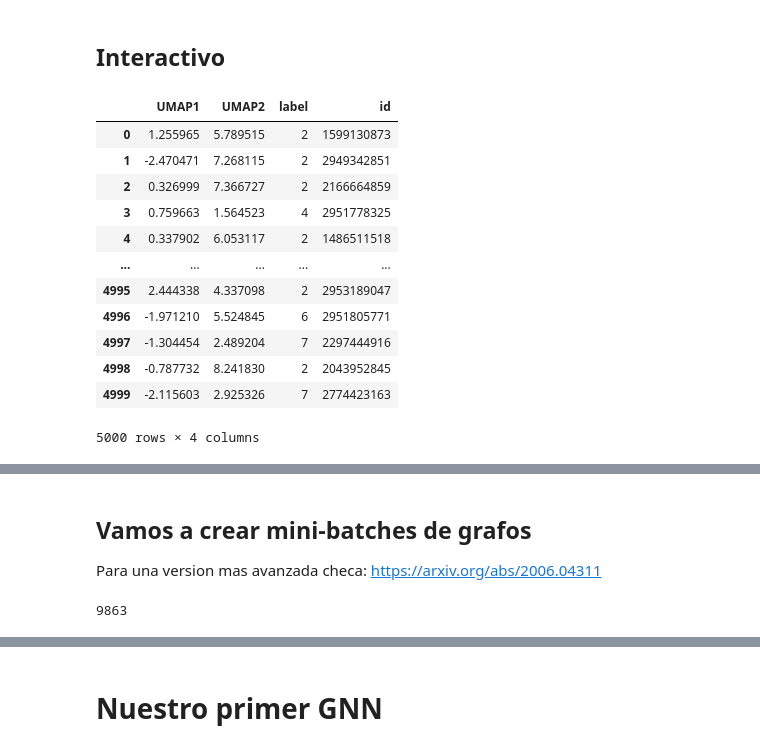
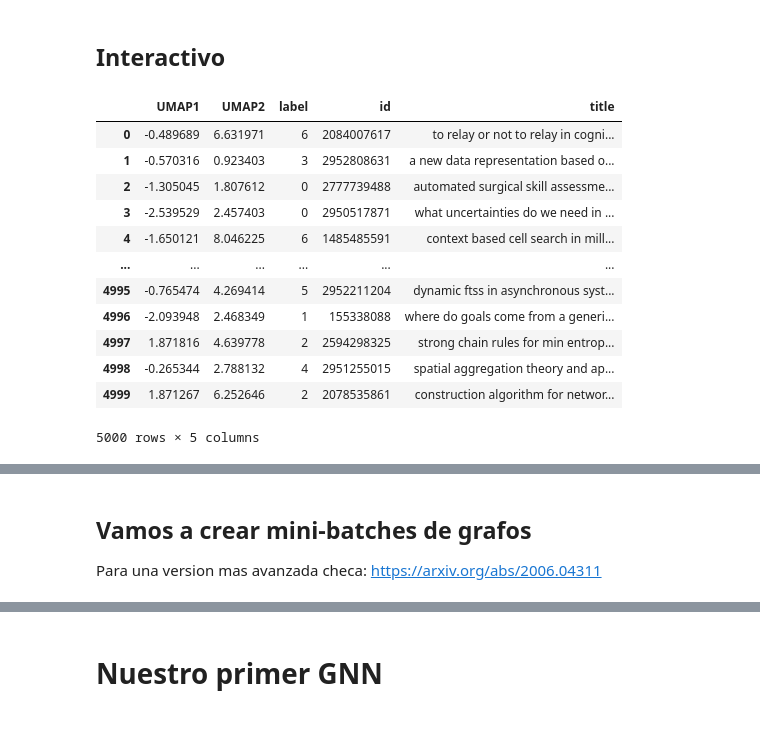
Before and after one commit to beangoben/gnn_workshop_riiaa, a Jupyter notebook: GNN con Nodos (Arxiv MAG).ipynb, the cells around one changed output, grey strips where cells are left out. Cells and saved outputs as stored; diff of their text form; code cells hidden in the pictures.

```diff
--- a/GNN con Nodos (Arxiv MAG).ipynb
+++ b/GNN con Nodos (Arxiv MAG).ipynb
@@ -117,0 +131,6 @@ Name: ogbn-arxiv, dtype: object
+# %%
+paper_df = pd.read_csv('titleabs.tsv.gz', sep='\t', compression="gzip", names=['paper id', 'title', 'abstract'],)
+paper_df = paper_df.drop(0,axis=0).dropna()
+paper_df['paper id'] = paper_df['paper id'].astype(int)
+paper_df.set_index('paper id', drop=True, inplace=True)
+paper_df
@@ -277,26 +344,27 @@ plt.show()
 # %%
 indices = np.random.permutation(len(node_umap))[:5000]
 
 vis_df = pd.DataFrame()
 vis_df['UMAP1'] = node_umap[indices, 0]
 vis_df['UMAP2'] = node_umap[indices, 1]
 vis_df['label'] = y_train[indices].ravel()
 vis_df['id'] = paperids_train[indices]
+vis_df['title'] = paper_df.loc[vis_df['id']]['title'].tolist()
 vis_df
 # %% [output]
-|  | UMAP1 | UMAP2 | label | id |
-| 0 | 1.255965 | 5.789515 | 2 | 1599130873 |
-| 1 | -2.470471 | 7.268115 | 2 | 2949342851 |
-| 2 | 0.326999 | 7.366727 | 2 | 2166664859 |
-| 3 | 0.759663 | 1.564523 | 4 | 2951778325 |
-| 4 | 0.337902 | 6.053117 | 2 | 1486511518 |
-| ... | ... | ... | ... | ... |
-| 4995 | 2.444338 | 4.337098 | 2 | 2953189047 |
-| 4996 | -1.971210 | 5.524845 | 6 | 2951805771 |
-| 4997 | -1.304454 | 2.489204 | 7 | 2297444916 |
-| 4998 | -0.787732 | 8.241830 | 2 | 2043952845 |
-| 4999 | -2.115603 | 2.925326 | 7 | 2774423163 |
+|  | UMAP1 | UMAP2 | label | id | title |
+| 0 | -0.489689 | 6.631971 | 6 | 2084007617 | to relay or not to relay in cogni... |
+| 1 | -0.570316 | 0.923403 | 3 | 2952808631 | a new data representation based o... |
+| 2 | -1.305045 | 1.807612 | 0 | 2777739488 | automated surgical skill assessme... |
+| 3 | -2.539529 | 2.457403 | 0 | 2950517871 | what uncertainties do we need in ... |
+| 4 | -1.650121 | 8.046225 | 6 | 1485485591 | context based cell search in mill... |
+| ... | ... | ... | ... | ... | ... |
+| 4995 | -0.765474 | 4.269414 | 5 | 2952211204 | dynamic ftss in asynchronous syst... |
+| 4996 | -2.093948 | 2.468349 | 1 | 155338088 | where do goals come from a generi... |
+| 4997 | 1.871816 | 4.639778 | 2 | 2594298325 | strong chain rules for min entrop... |
+| 4998 | -0.265344 | 2.788132 | 4 | 2951255015 | spatial aggregation theory and ap... |
+| 4999 | 1.871267 | 6.252646 | 2 | 2078535861 | construction algorithm for networ... |
-5000 rows × 4 columns
+5000 rows × 5 columns
 # %%
 alt.Chart(vis_df).mark_circle(size=10).encode(
     x='UMAP1:Q',
@@ -331,7 +380,0 @@ def get_batch(center_node=None, radius=3, batch_size=128, undirected=True):
-# %%
-center_node = 0
-radius = 3
-batch_g = nx.ego_graph(g_train, center_node, radius=radius, undirected=True)
-len(batch_g)
-# %% [output]
-9863
```
Also changed, not shown: parts of 14 cells of this notebook.
